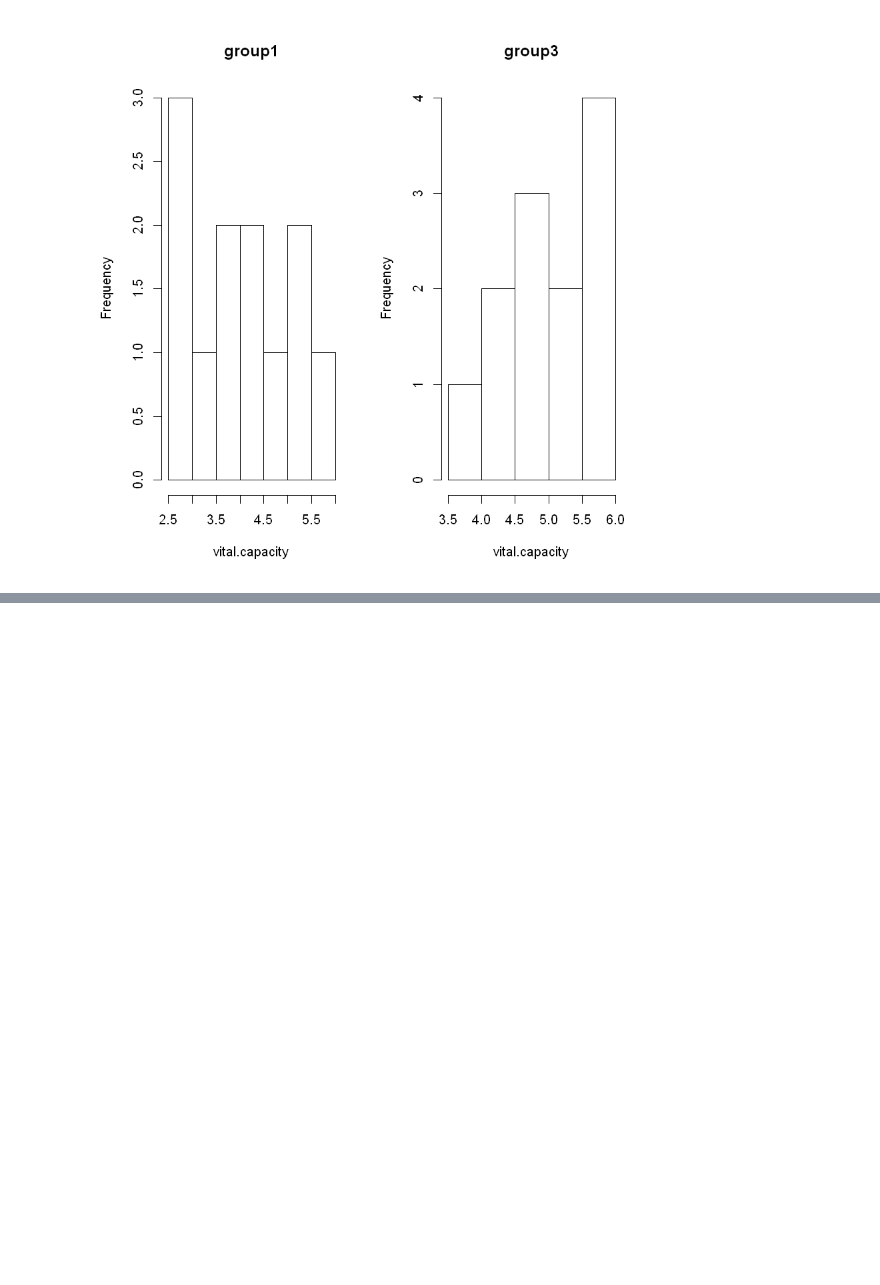
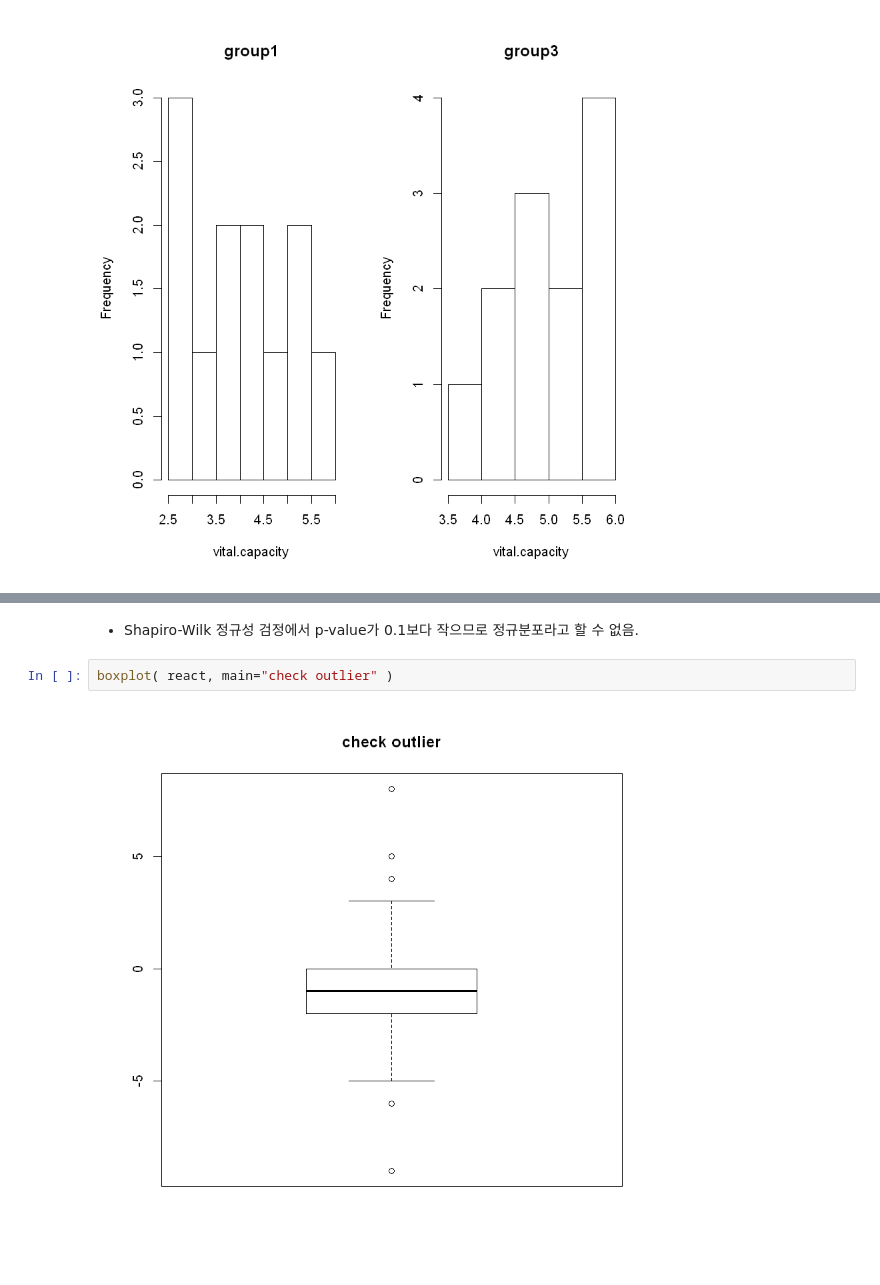
Before and after one commit to braveji18/mystudy, a Jupyter notebook: 01_school/12_데이터분석방법론1/homework_01.ipynb, the cells around one changed output, grey strips where cells are left out. Drawn from its saved outputs; the diff is of its cells as text; blank space fills up the shorter version.

```diff
--- a/01_school/12_데이터분석방법론1/homework_01.ipynb
+++ b/01_school/12_데이터분석방법론1/homework_01.ipynb
@@ -239,0 +286,6 @@ par(mfrow=c(1,1))
+# %% [markdown]
+- Shapiro-Wilk 정규성 검정에서 p-value가 0.1보다 작으므로 정규분포라고 할 수 없음.
+# %%
+boxplot( react, main="check outlier" )
+# %% [output]
+[figure, added]
```
Also changed, not shown: parts of 18 cells of this notebook.
